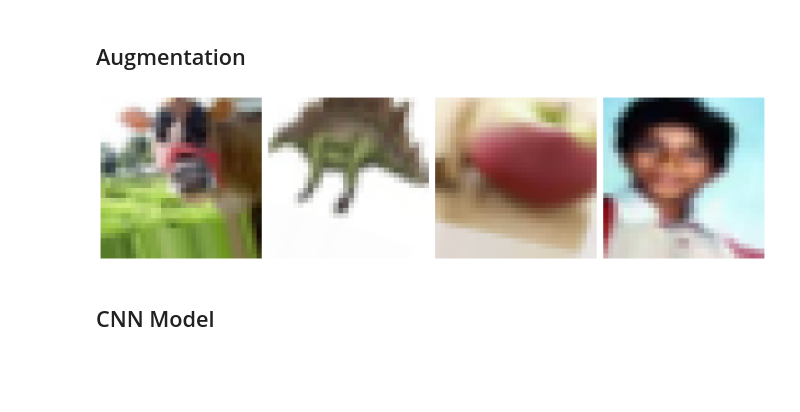
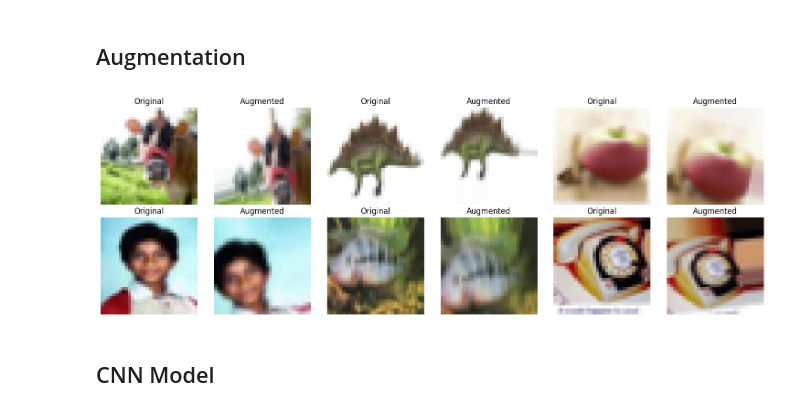
Before and after one commit to coreymunk/Deep-Learning-CIFAR-100, a Jupyter notebook: notebooks/cifar100.ipynb, the cells around one changed output. Drawn from its saved outputs; the diff is of its cells as text; code cells hidden in the pictures; blank space fills up the shorter version.

```diff
--- a/notebooks/cifar100.ipynb
+++ b/notebooks/cifar100.ipynb
@@ -193,39 +249,49 @@ datagen = ImageDataGenerator(
     # featurewise_std_normalization=True,
     # samplewise_std_normalization=True,
     # zca_whitening=True,
     # zca_epsilon=1e-06,
     rotation_range=20,
     width_shift_range=0.2,
     height_shift_range=0.2,
     # brightness_range=None,
     shear_range=0.2,
     zoom_range=0.2,
     # channel_shift_range=0.3,
     # fill_mode='nearest',
     # cval=0.0,
     # horizontal_flip=True,
     # vertical_flip=True,
     # rescale=None,
     # preprocessing_function=None,
     # data_format=None,
     # validation_split=0.0,
     # interpolation_order=1,
     # dtype=None
 )
 
 # Get a batch of augmented images
-augmented_images, labels = next(datagen.flow(x_train, y_train, batch_size=4, shuffle=False))
+num_images = 6
+augmented_images, labels = next(datagen.flow(x_train, y_train, batch_size=num_images, shuffle=False))
 
-# Plot the augmented images
-plt.figure(figsize=(15,10))
-for i in range(4):
-    plt.subplot(2, 4, i + 1)
+# Plot the original and augmented images side by side
+plt.figure(figsize=(15, 5))
+for i in range(num_images):
+    # Plot original image
+    plt.subplot(2, num_images, i * 2 + 1)
+    plt.imshow(x_train[i])
+    plt.title('Original')
+    plt.axis('off')
+
+    # Plot augmented image
+    plt.subplot(2, num_images, i * 2 + 2)
     plt.imshow(augmented_images[i])
+    plt.title('Augmented')
     plt.axis('off')
+
 plt.tight_layout()
 plt.show()
 # %% [output]
-[figure, old version]
+[figure, new version]
 # %% [markdown]
 ## CNN Model
 # %%
```
Also changed, not shown: parts of 16 cells of this notebook, 20 other files.
